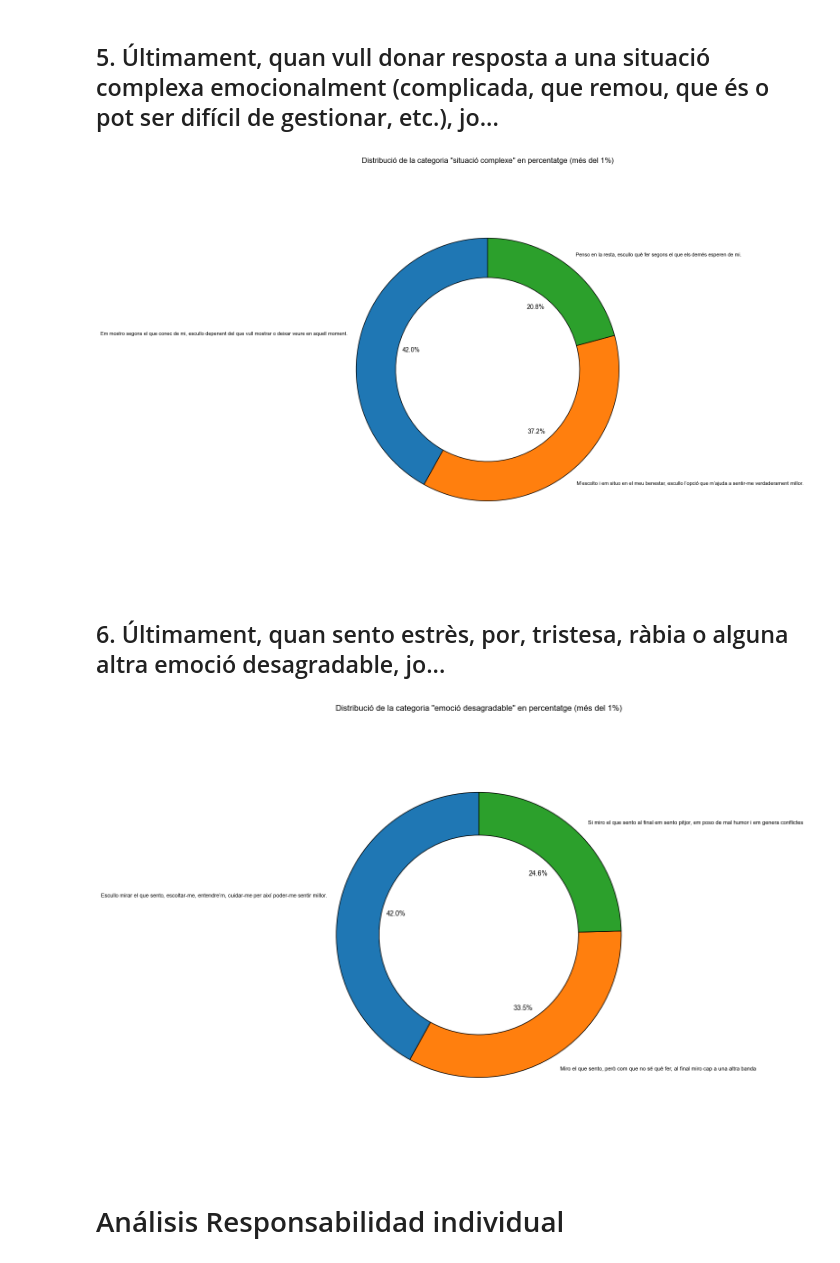
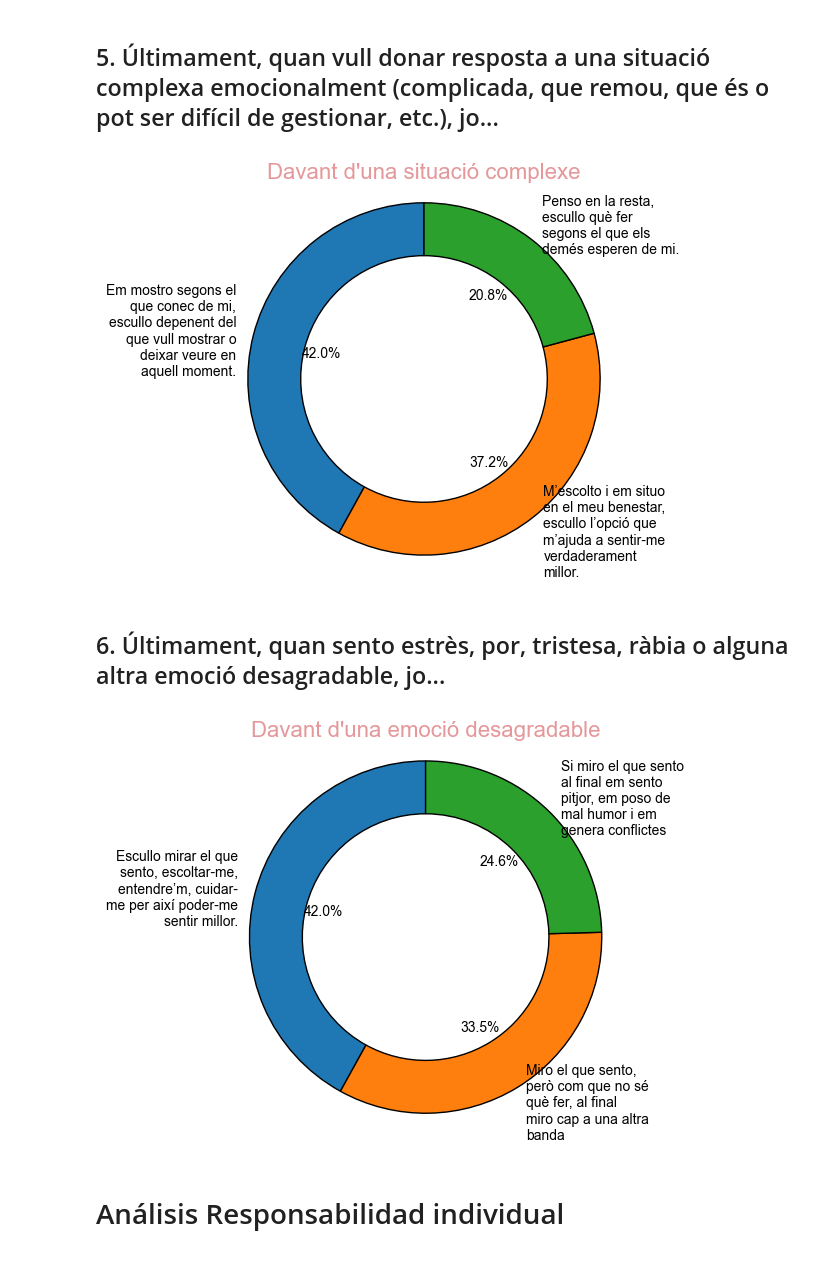
Before and after one commit to sebasto7/SEJ, a Jupyter notebook: SEJ24-analisis.ipynb, the cells around one changed output. Saved outputs shown, nothing was run; the diff lists cells and outputs as text; code cells hidden in the pictures.

```diff
--- a/SEJ24-analisis.ipynb
+++ b/SEJ24-analisis.ipynb
@@ -500,7 +500,7 @@ df_frecuencias = df_frecuencias.loc[secuencia_frecuencia_emociones]
 df_frecuencias_perc = df_frecuencias.div(df_frecuencias.sum(axis=1), axis=0) * 100
 
 # Crear gráfico de barras apiladas con porcentajes
-fig, ax = plt.subplots(figsize=(8.27, 11.69))
+fig, ax = plt.subplots(figsize=(4, 5)) # A4: figsize=(8.27, 11.69)
 ax.set_frame_on(False)
 
 # Graficar las barras apiladas
@@ -973,16 +1108,3 @@ fig1.tight_layout()
 plt.show()
 # %% [output]
 [figure]
-# %%
-# **4. Visualització 2: Comparació amb un gràfic de línies**
-# Reordenar el DataFrame según la lista transició_emocional
-comparacio_df = comparacio_df.loc[transició_emocional]
-fig, ax = plt.subplots(figsize=(12, 6))
-comparacio_df.plot(kind='line', marker='o', ax=ax, color=['#3498db', '#e74c3c'])
-ax.set_title("Comparació de percentatges (Gràfic de línies)")
-ax.set_ylabel("Percentatge (%)")
-ax.set_xlabel("Categories")
-ax.legend(title="Tipus de codi")
-plt.xticks(rotation=45, ha='right')
-fig.tight_layout()
-plt.show()
@@ -1004,7 +1124,7 @@ from scipy.interpolate import CubicSpline
 comparacio_df = comparacio_df.loc[transició_emocional]
 
 # Crear la figura
-fig, ax = plt.subplots(figsize=(12, 6))
+fig, ax = plt.subplots(figsize=(10, 5))
 
 # Crear eje X numérico para la interpolación
 x_numeric = np.arange(len(transició_emocional))
@@ -1021,7 +1141,7 @@ for i, col in enumerate(comparacio_df.columns):
     y_smooth = spline(x_smooth)
 
     # Dibujar la línea curva interpolada y asignar un label para la leyenda
-    ax.plot(x_smooth, y_smooth, linestyle='-', linewidth=2, alpha=0.8,
+    ax.plot(x_smooth, y_smooth, linestyle='-', linewidth=4, alpha=0.8,
             label=f"{col}", color=['#E5A3A3', '#A3D5E5'][i])
 
     # Agregar flechas en la curva
@@ -1041,7 +1161,7 @@ for i, col in enumerate(comparacio_df.columns):
         ax.annotate(
             "", xy=(x_smooth[idx] + dx * 0.3, y_smooth[idx] + dy * 0.3),
             xytext=(x_smooth[idx], y_smooth[idx]),
-            arrowprops=dict(arrowstyle="->", color=['#E5A3A3', '#A3D5E5'][i], lw=2, alpha=0.8)
+            arrowprops=dict(arrowstyle="->", color=['#E5A3A3', '#A3D5E5'][i], lw=4, alpha=0.8)
         )
 
 # Dibujar los círculos grandes para cada punto con bordes gruesos
@@ -1053,7 +1173,7 @@ for fase, x in zip(transició_emocional, x_numeric):
                s=2000, facecolors='none', edgecolors=colors_transició_emocional[fase], linewidth=3)
 
 # Personalizar títulos y etiquetas
-ax.set_title("Fases de transició emocional", fontsize=16, color="#E5989B")
+ax.set_title("Fases de transició emocional davant una situación de malestar", fontsize=16, color="#E5989B")
 ax.set_ylabel("Percentatge (%)", fontsize=12)
 ax.set_xlabel("")
 ax.set_xticks(x_numeric)
@@ -1069,8 +1189,8 @@ ax.set_ylim(5, 35)
 
 # Agregar leyenda y cambiar los títulos de los items
 handles, labels = ax.get_legend_handles_labels()
-labels[0] = f"{labels[0]} (Real)"  # Cambiar el título del primer item
-labels[1] = f"{labels[1]} (Predicció)"  # Cambiar el título del segundo item
+labels[0] = f"Com ho viuen els i les joves"  # Cambiar el título del primer item
+labels[1] = f"Com creuen que ho viuen els demés"  # Cambiar el título del segundo item
 ax.legend(handles, labels, title="Tipus de codi", loc="upper left", fontsize=10)
 
 # Ajustar el diseño
@@ -1100,27 +1220,32 @@ fig.savefig(f'{savePath}/fases_de_transició_emocional.pdf', format='pdf', bbox_
 # %%
 # Calcular los porcentajes de cada categoria
 porcentatges = SEJ_eleccio_personal_p5['categoria situació complexe'].value_counts(normalize=True) * 100
 
 # Filtrar las categorías con un porcentaje menor al 1%
 porcentatges_filtrades = porcentatges[porcentatges >= 1]
 
 # Crear el gráfico de quesito con un manejador (handle) de la figura
-fig, ax = plt.subplots(figsize=(8.27, 11.69))
+fig, ax = plt.subplots(figsize=(5, 5))
+
+# Dividir los nombres de las categorías en 3-4 líneas
+labels_wrapped = ['\n'.join(textwrap.wrap(label, width=20)) for label in porcentatges_filtrades.index]
 
 # Crear el gráfico de pie con espacio entre los trozos
+
 ax.pie(porcentatges_filtrades,
-       labels=porcentatges_filtrades.index,
-       autopct='%1.1f%%',
+       labels=labels_wrapped,
+       autopct=lambda p: f'{p:.1f}%',  # Formato de porcentaje
        startangle=90,
-       wedgeprops={'width': 0.3, 'edgecolor': 'black'})  # Ajustar el espacio entre trozos
+       wedgeprops={'width': 0.3, 'edgecolor': 'black'},
+       textprops={'color': 'k', 'fontsize': 10})  # Texto en blanco dentro del pie
 
-ax.set_title('Distribució de la categoria "situació complexe" en percentatge (més del 1%)')
+ax.set_title("Davant d'una situació complexe", fontsize=16, color="#E5989B")
 ax.axis('equal')  # Assegura que el gràfic sigui un cercle
 
 # Mostrar el gráfico
 plt.show()
 # %% [output]
-[figure, old version]
+[figure, new version]
 # %%
 # Si se quiere guardar el gráfico al PC
 # Definiendo directorios
@@ -1138,22 +1263,27 @@ porcentatges = SEJ_eleccio_personal_p6['categria emoció desagradable'].value_co
 porcentatges_filtrades = porcentatges[porcentatges >= 1]
 
 # Crear el gráfico de quesito con un manejador (handle) de la figura
-fig, ax = plt.subplots(figsize=(8.27, 11.69))
+fig, ax = plt.subplots(figsize=(5, 5))
+
+# Dividir los nombres de las categorías en 3-4 líneas
+labels_wrapped = ['\n'.join(textwrap.wrap(label, width=20)) for label in porcentatges_filtrades.index]
 
 # Crear el gráfico de pie con espacio entre los trozos
+
 ax.pie(porcentatges_filtrades,
-       labels=porcentatges_filtrades.index,
-       autopct='%1.1f%%',
+       labels=labels_wrapped,
+       autopct=lambda p: f'{p:.1f}%',  # Formato de porcentaje
        startangle=90,
-       wedgeprops={'width': 0.3, 'edgecolor': 'black'})  # Ajustar el espacio entre trozos
+       wedgeprops={'width': 0.3, 'edgecolor': 'black'},
+       textprops={'color': 'k', 'fontsize': 10})  # Texto en blanco dentro del pie
 
-ax.set_title('Distribució de la categoria "emoció desagradable" en percentatge (més del 1%)')
+ax.set_title("Davant d'una emoció desagradable", fontsize=16, color="#E5989B")
 ax.axis('equal')  # Assegura que el gràfic sigui un cercle
 
 # Mostrar el gráfico
 plt.show()
 # %% [output]
-[figure, old version]
+[figure, new version]
 # %%
 # Si se quiere guardar el gráfico al PC
 # Definiendo directorios
```
Also changed, not shown: parts of 17 cells of this notebook.
